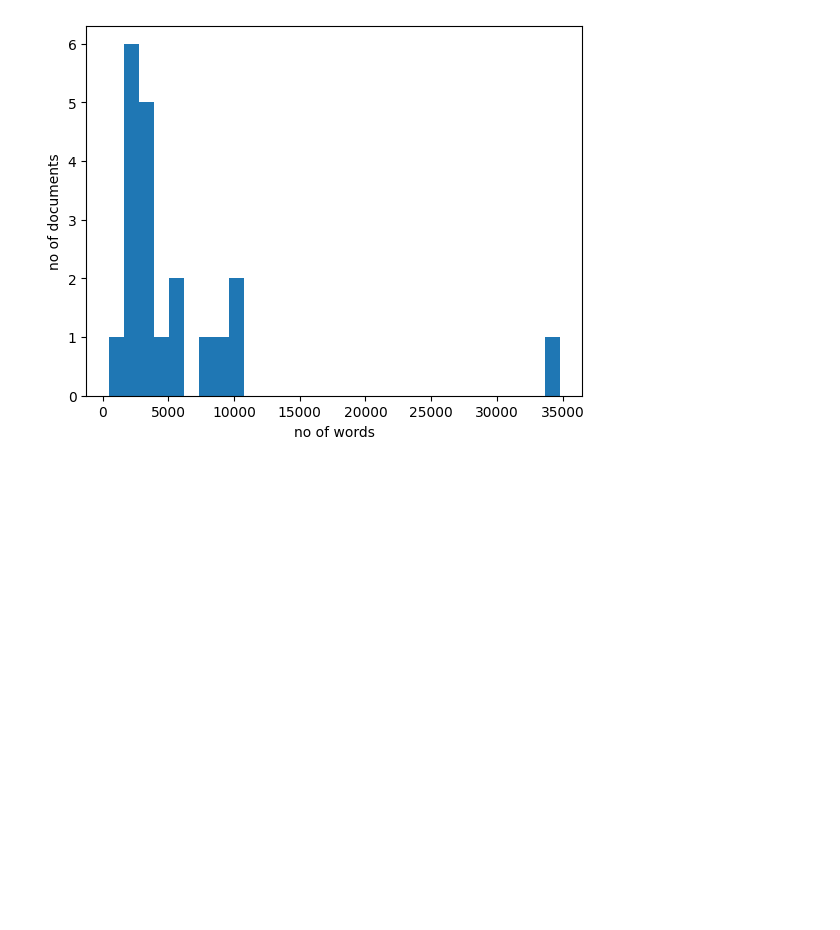
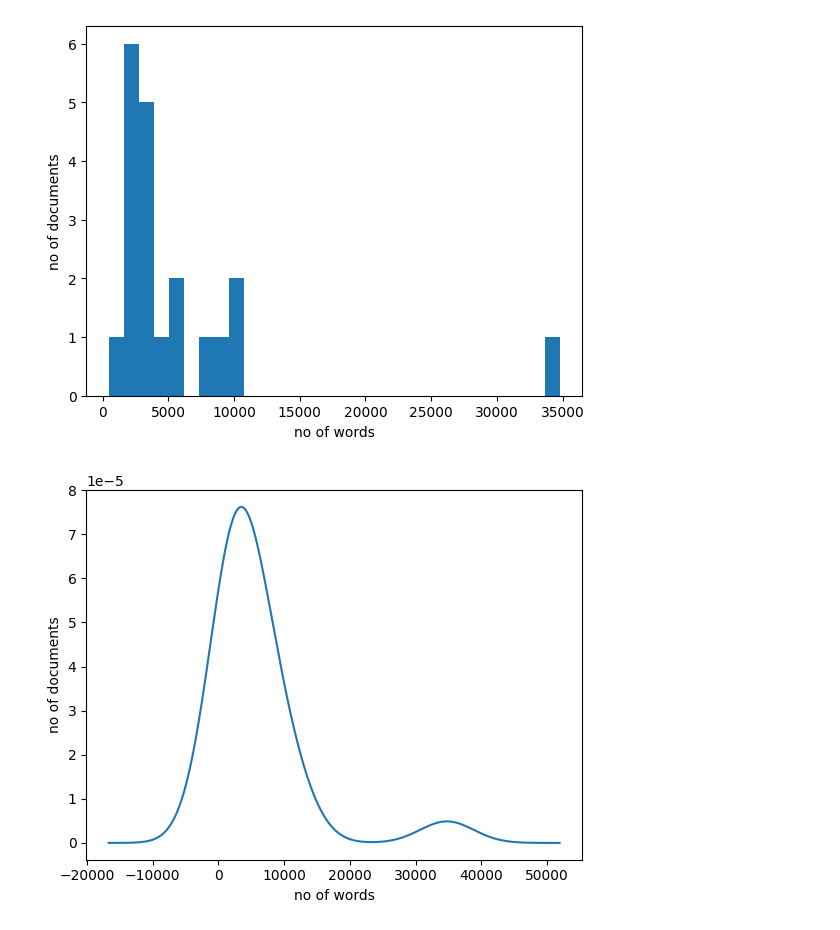
Before and after one commit to yashbhatt0508/research-ai, a Jupyter notebook: research-ai.ipynb, the cells around one changed output. Cells and saved outputs as stored; diff of their text form; code cells hidden in the pictures; blank space fills up the shorter version.

```diff
--- a/research-ai.ipynb
+++ b/research-ai.ipynb
@@ -110,3 +105,10 @@ plt.ylabel("no of documents")
 plt.show()
 # %% [output]
 [figure]
+# %%
+word_counts.plot(kind="kde")
+plt.xlabel("no of words")
+plt.ylabel("no of documents")
+plt.show()
+# %% [output]
+[figure, added]
```
Also changed, not shown: parts of 5 cells of this notebook.
